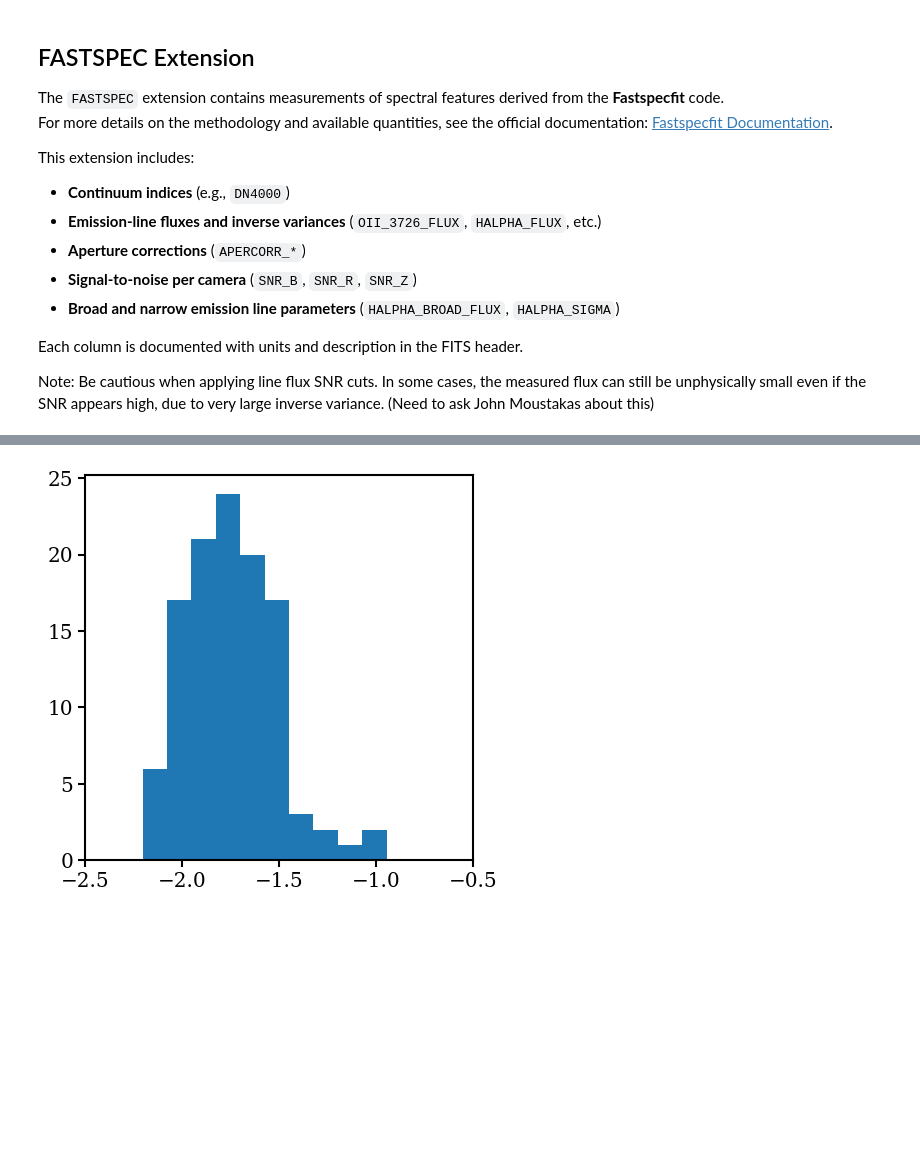
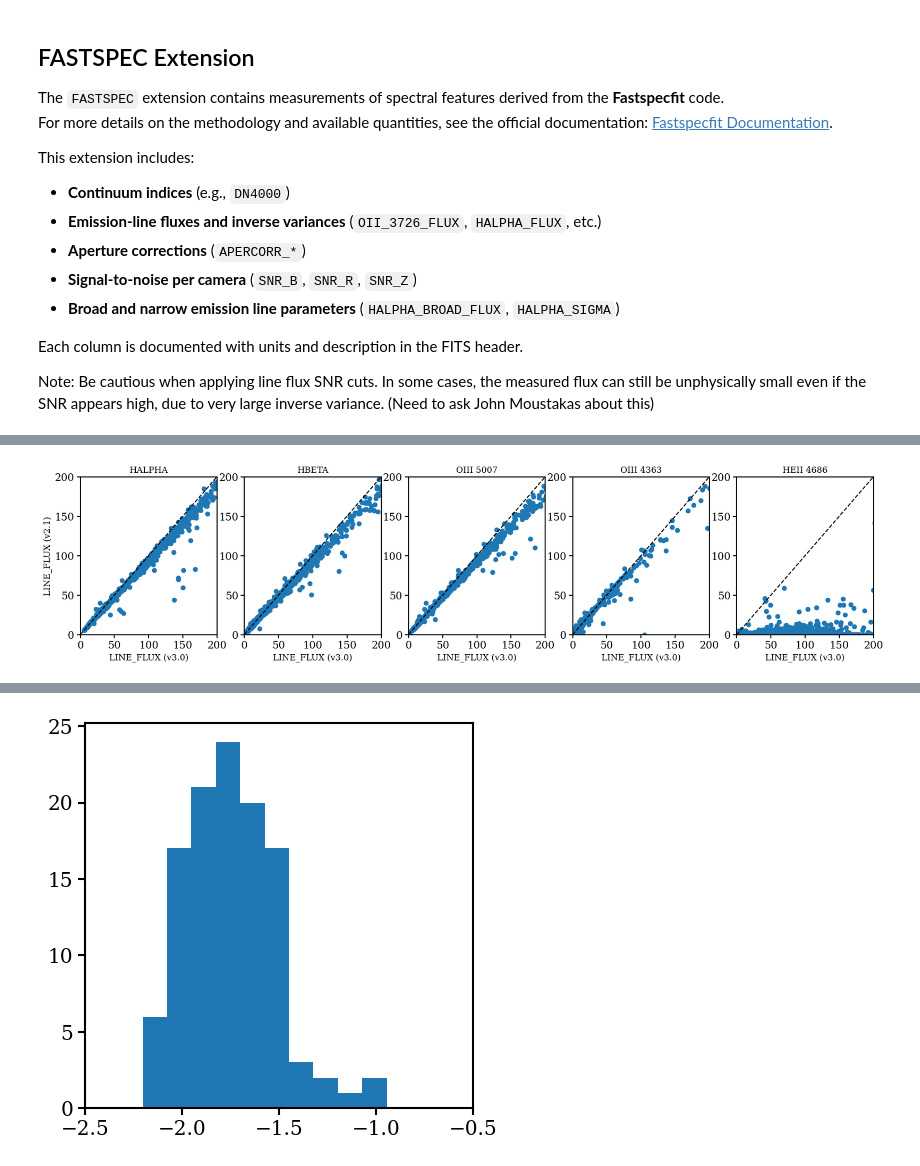
Before and after one commit to virajvman/desi_dwarfs, a Jupyter notebook: tutorial/01_Introduction.ipynb, the cells around one changed output, grey strips where cells are left out. Cells and saved outputs as stored; diff of their text form; code cells hidden in the pictures; blank space fills up the shorter version.

```diff
--- a/tutorial/01_Introduction.ipynb
+++ b/tutorial/01_Introduction.ipynb
@@ -260,0 +297,51 @@ plt.show()
+# %%
+cat_v3_comp = fastspec_f[uni_idx_v3]
+# %%
+## GET THE FASTSPEC V2
+
+fspec_v2 = Table.read("/pscratch/sd/v/virajvm/catalog_dr1_dwarfs/iron_fastspec_catalog/iron_fastspec_v21.fits")
+# %%
+tgid_mask =np.isin( fspec_v2["TARGETID"].data, fastspec_f["TARGETID"].data)
+# %%
+fspec_v2_match = fspec_v2[tgid_mask]
+
+_, uni_idx = np.unique(fspec_v2_match["TARGETID"].data,return_index=True)
+
+cat_v2_comp = fspec_v2_match[uni_idx]
+# %%
+fig,ax = plt.subplots(1,5,figsize = (20,4))
+
+ax[0].set_title("HALPHA",fontsize = 12)
+ax[1].set_title("HBETA",fontsize = 12)
+ax[2].set_title("OIII 5007",fontsize = 12)
+ax[3].set_title("OIII 4363",fontsize = 12)
+ax[4].set_title("HEII 4686",fontsize = 12)
+
+ax[0].scatter( cat_v3_comp["HALPHA_FLUX"], cat_v2_comp["HALPHA_FLUX"] )
+ax[0].set_xlim([0,200])
+ax[0].set_ylim([0,200])
+
+ax[1].scatter( cat_v3_comp["HBETA_FLUX"], cat_v2_comp["HBETA_FLUX"] )
+ax[1].set_xlim([0,200])
+ax[1].set_ylim([0,200])
+
+ax[2].scatter( cat_v3_comp["OIII_5007_FLUX"], cat_v2_comp["OIII_5007_FLUX"] )
+ax[2].set_xlim([0,200])
+ax[2].set_ylim([0,200])
+
+ax[3].scatter( cat_v3_comp["OIII_4363_FLUX"], cat_v2_comp["OIII_4363_FLUX"] )
+ax[3].set_xlim([0,200])
+ax[3].set_ylim([0,200])
+
+ax[4].scatter( cat_v3_comp["HEII_4686_FLUX"], cat_v2_comp["HEII_4686_FLUX"] )
+ax[4].set_xlim([0,200])
+ax[4].set_ylim([0,200])
+
+for axi in ax:
+    axi.set_xlabel("LINE_FLUX (v3.0)",fontsize = 12)
+    ax[0].set_ylabel("LINE_FLUX (v2.1)",fontsize = 12)
+    axi.plot([0,200],[0,200],color = "k",ls="--")
+
+plt.show()
+# %% [output]
+[figure, added]
```
Also changed, not shown: parts of 43 cells of this notebook, 42 other files.
